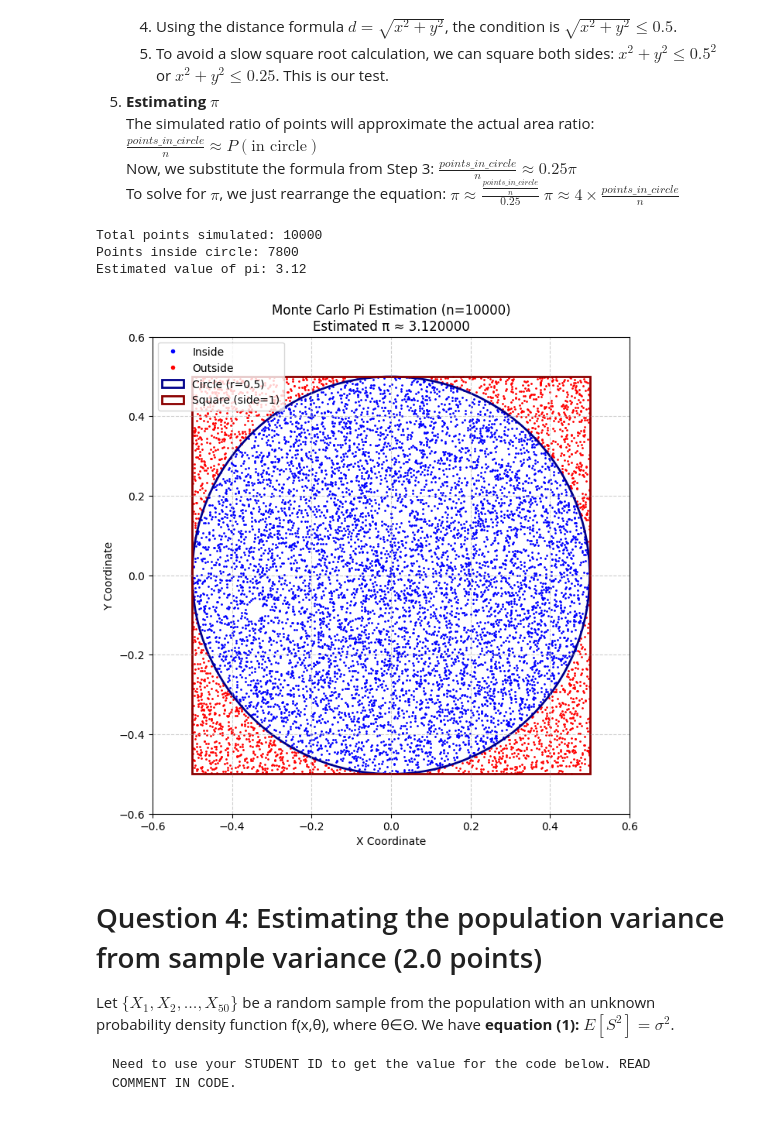
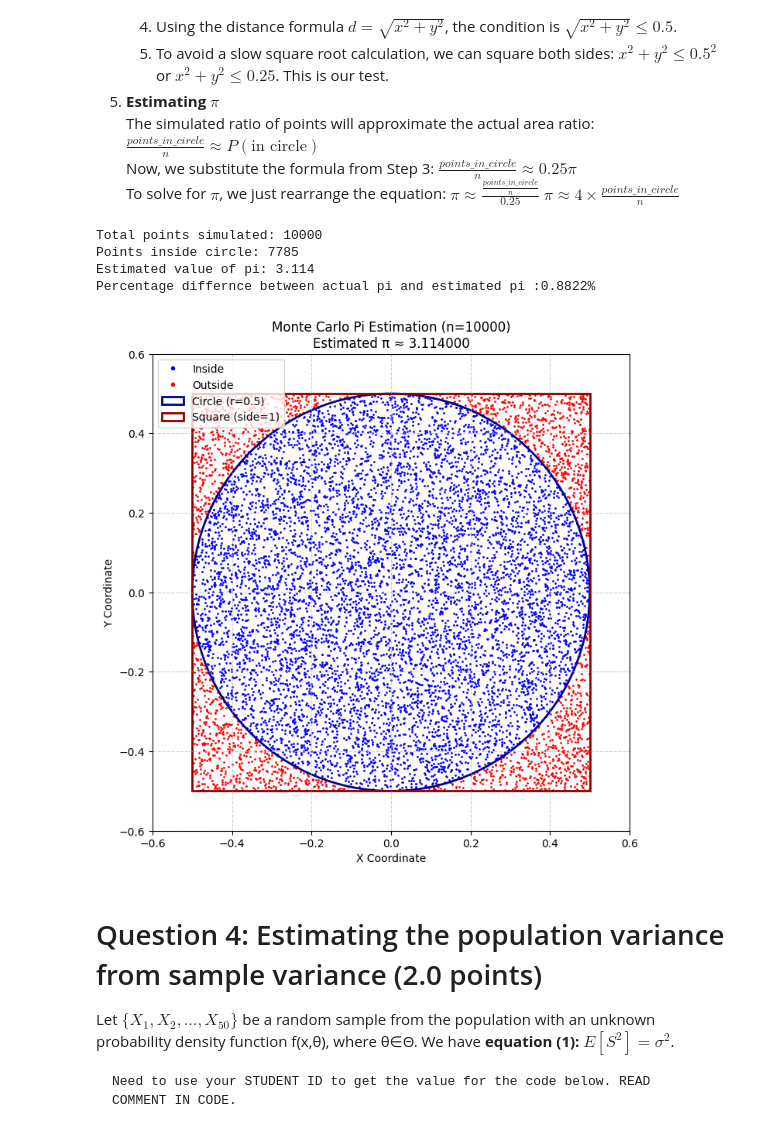
Before and after one commit to HuynhTrungTin52/Coding, a Jupyter notebook: Probability/HuynhTrungTin_524k0033.ipynb, the cells around one changed output. Saved outputs shown, nothing was run; the diff lists cells and outputs as text; code cells hidden in the pictures.

```diff
--- a/Probability/HuynhTrungTin_524k0033.ipynb
+++ b/Probability/HuynhTrungTin_524k0033.ipynb
@@ -230,6 +241,7 @@ Using the parameters given to us in the problem, we can break down how the Monte
 # your code
 import random
 import matplotlib.pyplot as plt
+import math
 
 
 def run_pi_simulation(n):
@@ -286,36 +298,40 @@ def plot_simulation(inside_points, outside_points, pi_estimate, n):
 
     handles = []
     if inside_points:
         handles.append(plt.Line2D([0], [0], marker='o', color='w', label='Inside',
                                   markerfacecolor='blue', markersize=5))
     if outside_points:
         handles.append(plt.Line2D([0], [0], marker='o', color='w', label='Outside',
                                   markerfacecolor='red', markersize=5))
     handles.extend([circle, square])
 
     ax.legend(handles=handles)
     ax.grid(True, linestyle='--', alpha=0.6)
 
     plt.show()
 
 
 
 n_str = input("\nEnter the number of points to simulate(must be a positive integer larger than 0): ")
 # n_points = int(100000)
 n_points = int(n_str)
 
 pi_est, inside, outside = run_pi_simulation(n_points)
+pi=math.pi
+pi_diff=abs(pi-pi_est)/((pi+pi_est)/2)*100
 
 print(f"Total points simulated: {n_points}")
 print(f"Points inside circle: {len(inside)}")
 print(f"Estimated value of pi: {pi_est}")
+print(f"Percentage differnce between actual pi and estimated pi :{pi_diff:.4f}%")
 
 plot_simulation(inside, outside, pi_est, n_points)
 # %% [output]
 Total points simulated: 10000
-Points inside circle: 7800
-Estimated value of pi: 3.12
+Points inside circle: 7785
+Estimated value of pi: 3.114
+Percentage differnce between actual pi and estimated pi :0.8822%
-[figure, old version]
+[figure, new version]
 # %% [markdown]
 # Question 4: Estimating the population variance from sample variance (2.0 points)
 
```
Also changed, not shown: parts of 7 cells of this notebook, 2 other files.
